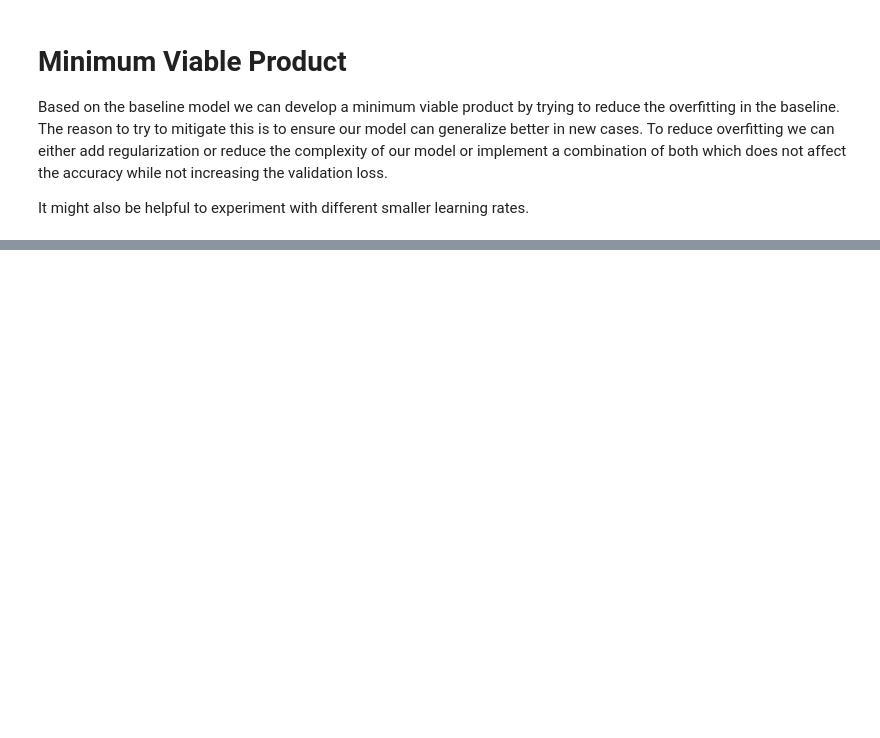
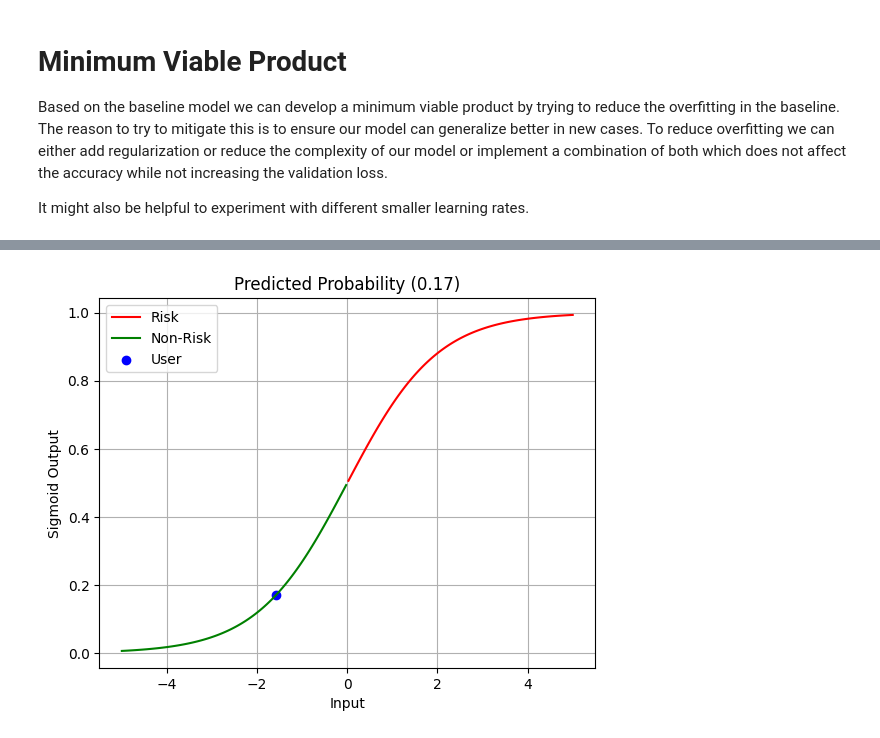
Before and after one commit to Git-With-Chris/RiskPredict, a Jupyter notebook: MVP/Min_Viable_Prod.ipynb, the cells around one changed output, grey strips where cells are left out. Cells and saved outputs as stored; diff of their text form; code cells hidden in the pictures; blank space fills up the shorter version.

```diff
--- a/MVP/Min_Viable_Prod.ipynb
+++ b/MVP/Min_Viable_Prod.ipynb
@@ -292,0 +271,10 @@ Feature engineering and efforts towars Multi-Output Neural network can help us i
+# %%
+def predict_loan_risk(model, input_data):
+
+    # Make predictions
+    predictions = model.predict(input_data)
+
+    # Create a pandas Series for the predicted probabilities
+    predicted_probabilities = pd.Series(predictions.squeeze())
+
+    return predicted_probabilities
@@ -292,0 +344,35 @@ Feature engineering and efforts towars Multi-Output Neural network can help us i
+# %%
+# Predicted probability for the test observation
+predicted_probability = predicted_probabilities
+
+# Define the sigmoid function
+def sigmoid(x):
+    return 1 / (1 + np.exp(-x))
+
+# Generate x values (a range of values from -7 to 7)
+x = np.linspace(-5, 5, 200)
+
+# Calculate the corresponding y values using the sigmoid function
+y = sigmoid(x)
+
+# Plot the sigmoid curve above 0.5 on the y-axis in red and below 0.5 in green
+plt.plot(x[y >= 0.5], y[y >= 0.5], color='red', label='Risk')
+plt.plot(x[y <= 0.5], y[y <= 0.5], color='green', label='Non-Risk')
+
+# Calculate the x-coordinate on the sigmoid curve for the given y-coordinate (predicted_probability)
+x_predicted = np.interp(predicted_probability, y, x)
+
+# Highlight the predicted probability point
+plt.scatter(x=[x_predicted], y=predicted_probability, color='blue', label='User')
+
+# Label the axes and add a legend
+plt.xlabel('Input')
+plt.ylabel('Sigmoid Output')
+plt.legend()
+
+# Show the plot
+plt.title(f'Predicted Probability ({predicted_probability:.2f})')
+plt.grid(True)
+plt.show()
+# %% [output]
+[figure, added]
```
Also changed, not shown: parts of 14 cells of this notebook.
